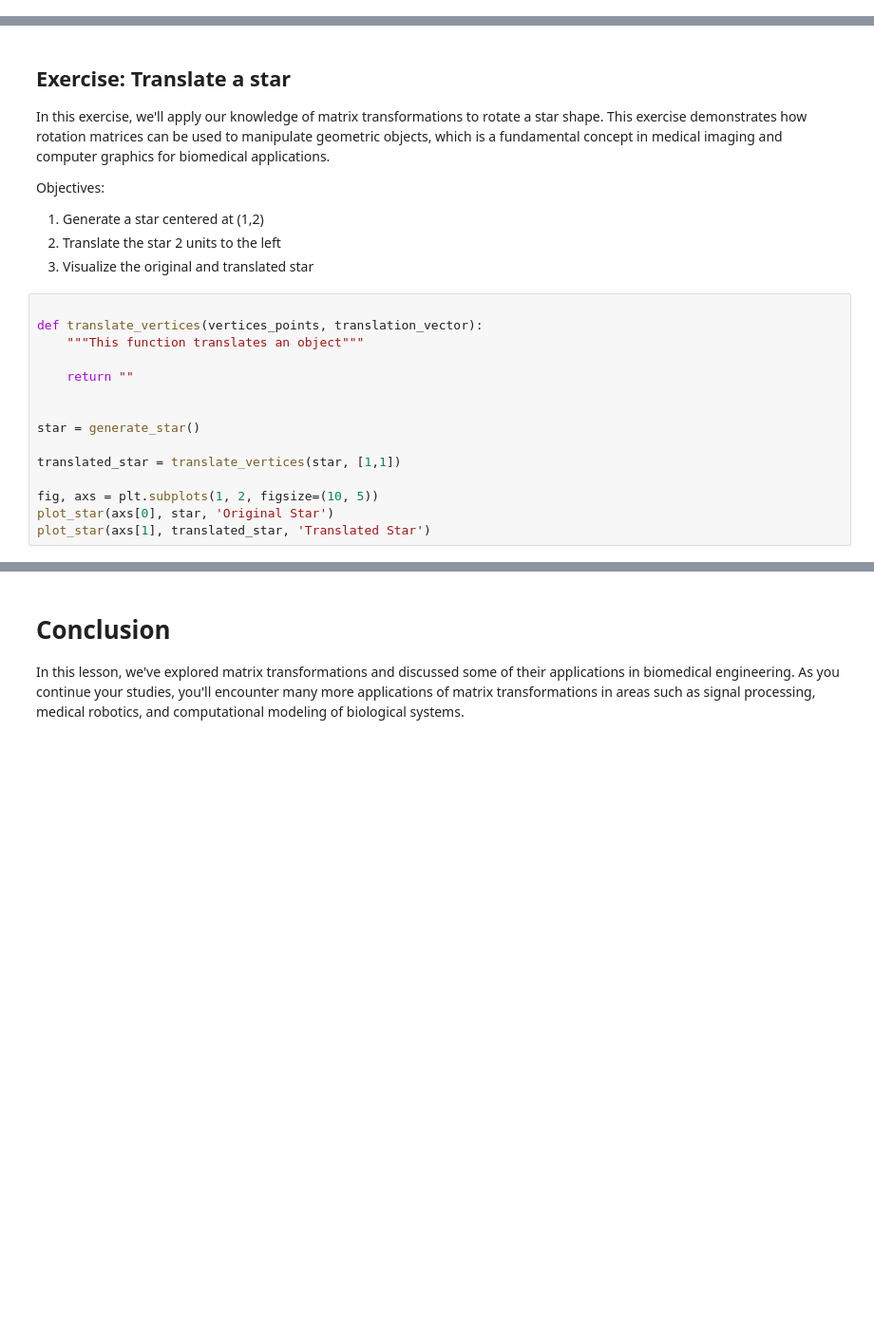
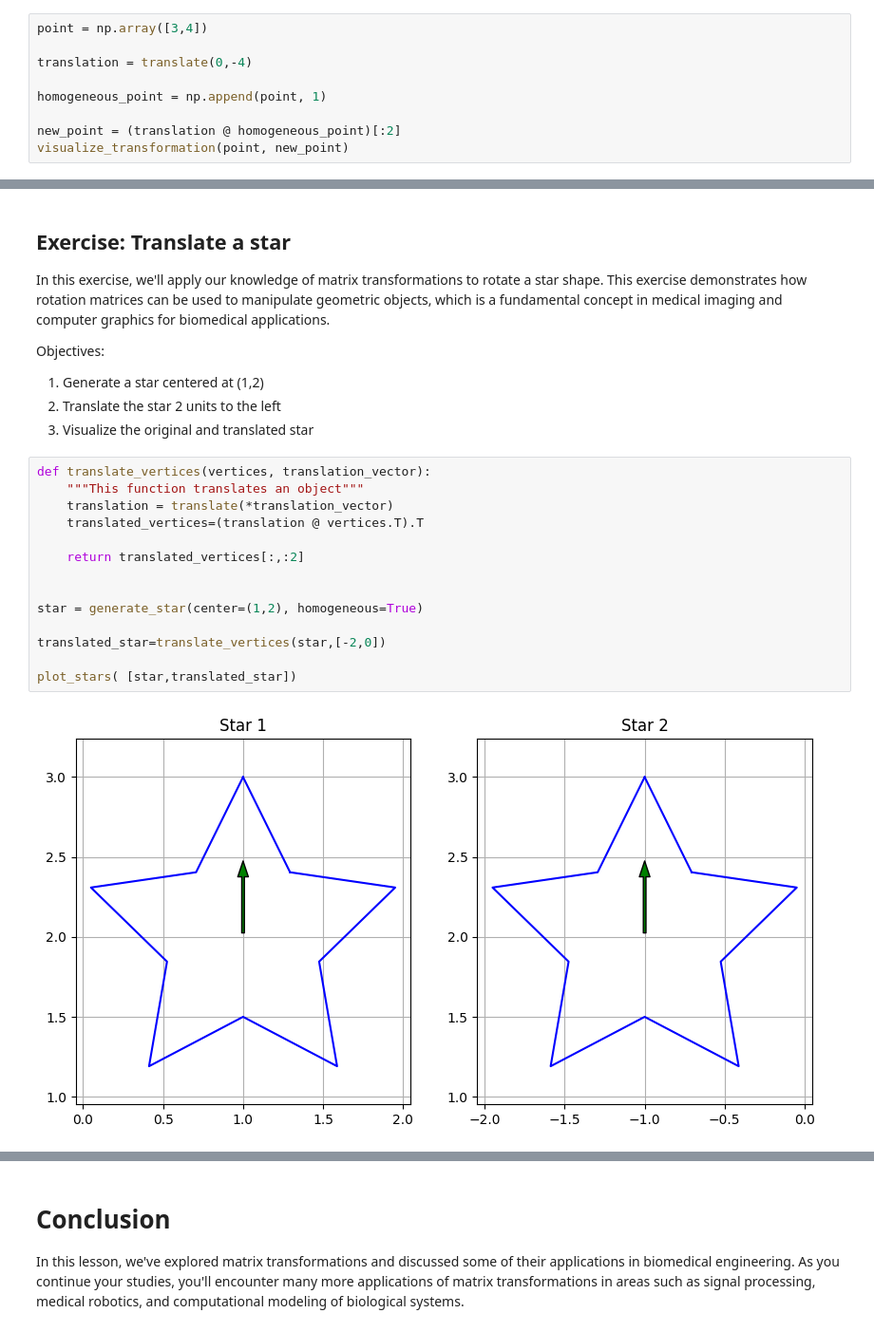
Before and after one commit to Shravani-0510/bme3053c, a Jupyter notebook: lessons-solved/06_Matrix_Transformations.ipynb, the cells around one changed output, grey strips where cells are left out. Shown: that part at 95% size. Cells and saved outputs as stored; diff of their text form; blank space fills up the shorter version.

```diff
--- a/lessons-solved/06_Matrix_Transformations.ipynb
+++ b/lessons-solved/06_Matrix_Transformations.ipynb
@@ -244,0 +181,9 @@ Transformed point: [3 0]
+# %%
+point = np.array([3,4])
+
+translation = translate(0,-4)
+
+homogeneous_point = np.append(point, 1)
+
+new_point = (translation @ homogeneous_point)[:2]
+visualize_transformation(point, new_point)
@@ -383,18 +354,19 @@ Objectives:
 2. Translate the star 2 units to the left
 3. Visualize the original and translated star
 # %%
+def translate_vertices(vertices, translation_vector):
+    """This function translates an object"""
+    translation = translate(*translation_vector)
+    translated_vertices=(translation @ vertices.T).T
 
-def translate_vertices(vertices_points, translation_vector):
-    """This function translates an object"""
-
-    return ""
+    return translated_vertices[:,:2]
 
 
-star = generate_star()
+star = generate_star(center=(1,2), homogeneous=True)
 
-translated_star = translate_vertices(star, [1,1])
+translated_star=translate_vertices(star,[-2,0])
 
-fig, axs = plt.subplots(1, 2, figsize=(10, 5))
-plot_star(axs[0], star, 'Original Star')
-plot_star(axs[1], translated_star, 'Translated Star')
+plot_stars( [star,translated_star])
+# %% [output]
+[figure, added]
 # %% [markdown]
```
Also changed, not shown: parts of 30 cells of this notebook.
